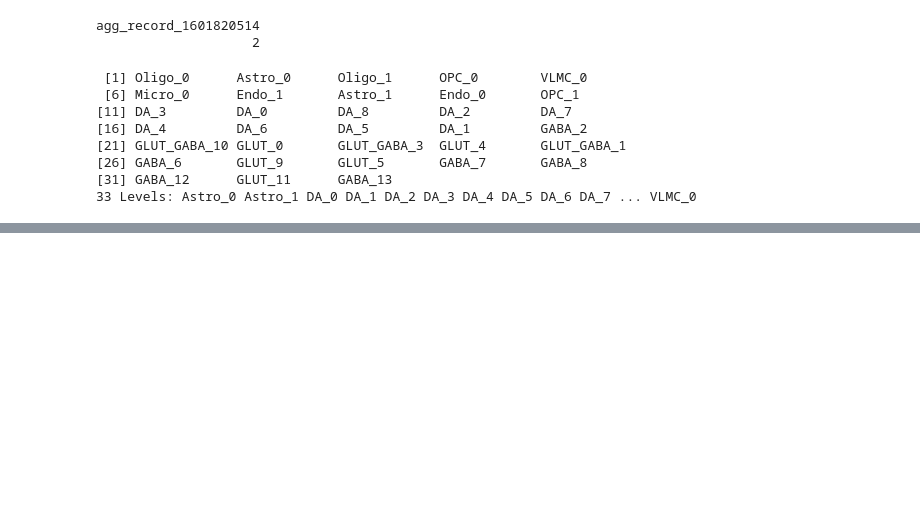
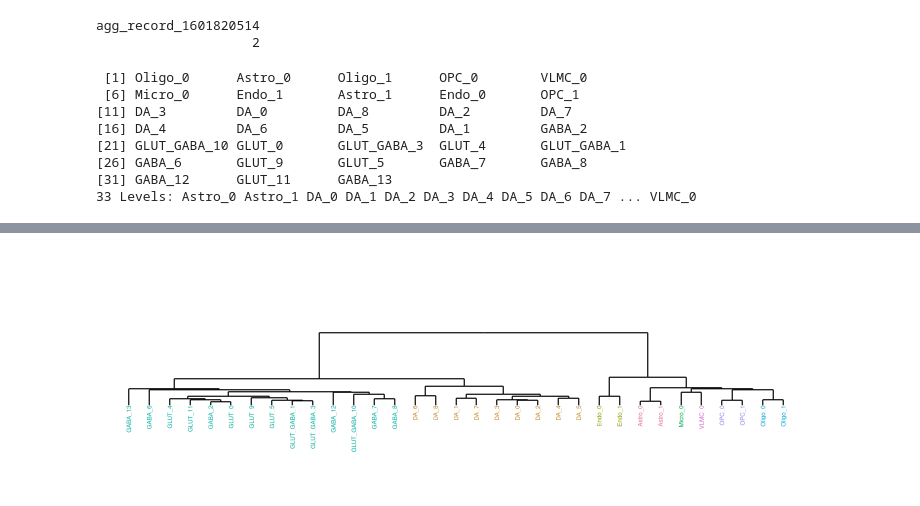
Before and after one commit to qwccccc/Macaque_VTA_snRNA_Script, a Jupyter notebook: Script/3_VTA_merge_datasets.ipynb, the cells around one changed output, grey strips where cells are left out. Cells and saved outputs as stored; diff of their text form; code cells hidden in the pictures; blank space fills up the shorter version.

```diff
--- a/Script/3_VTA_merge_datasets.ipynb
+++ b/Script/3_VTA_merge_datasets.ipynb
@@ -506,3 +506,10 @@ unique(merge_2$cluster)
 saveRDS(merge_2, '/mnt/90-connectome/Personal/CQW/midbrain/datasets/Macaque_VTA_merge_datasets.rds')
 # %%
 merge_2 = readRDS('/mnt/90-connectome/Personal/CQW/midbrain/datasets/Macaque_VTA_merge_datasets.rds')
+# %%
+Idents(merge_2) <- "cluster"
+
+marker = FindAllMarkers(merge_2, only.pos = TRUE,test.use = "wilcox")
+# %%
+marker_sub = subset(marker, p_val < 0.05 & avg_log2FC > 1)
+table(marker_sub$cluster)
@@ -508,0 +656,15 @@ merge_2 = readRDS('/mnt/90-connectome/Personal/CQW/midbrain/datasets/Macaque_VTA
+# %%
+options(repr.plot.width = 12, repr.plot.height = 4)
+gp <- ggplot(dend_data$segments) +
+    geom_segment(aes(x = x, y = y, xend = xend, yend = yend)) +
+    geom_text(data = labelTb,
+              aes(x = x, y = y, label = label, color = Class),
+              hjust = 1, angle = 90, size = 2.5) +
+    scale_colour_manual(values = pale) +
+    scale_y_continuous(limits = c(-1 * tree_height, 2 * tree_height)) +
+    # labs(title = "merge_2: top50 DEGs, Spearman / Ward.D2") +
+    theme_void() +
+    theme(legend.position = "none")
+print(gp)
+# %% [output]
+[figure, added]
```
Also changed, not shown: parts of 6 cells of this notebook, 10 other files.
